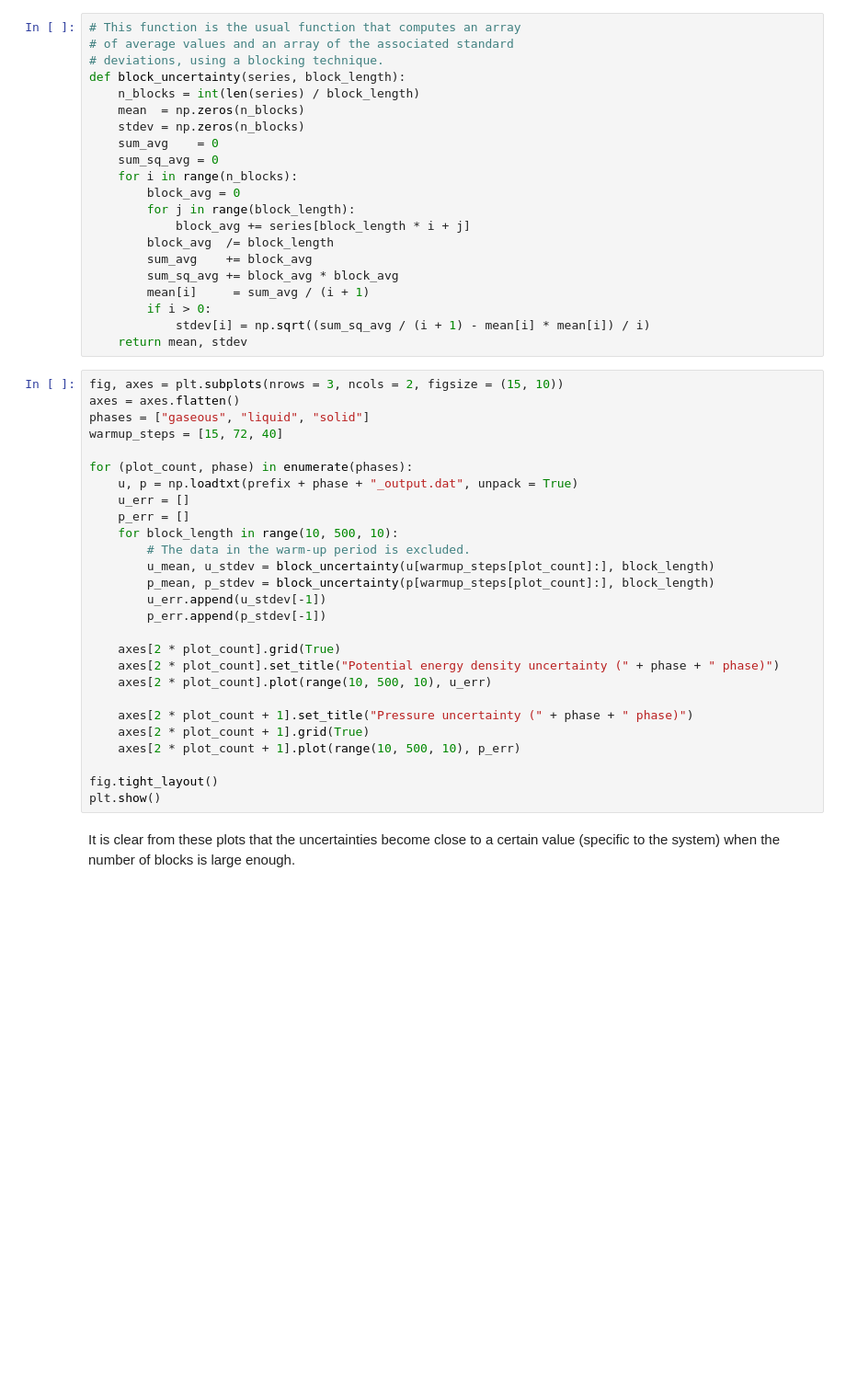
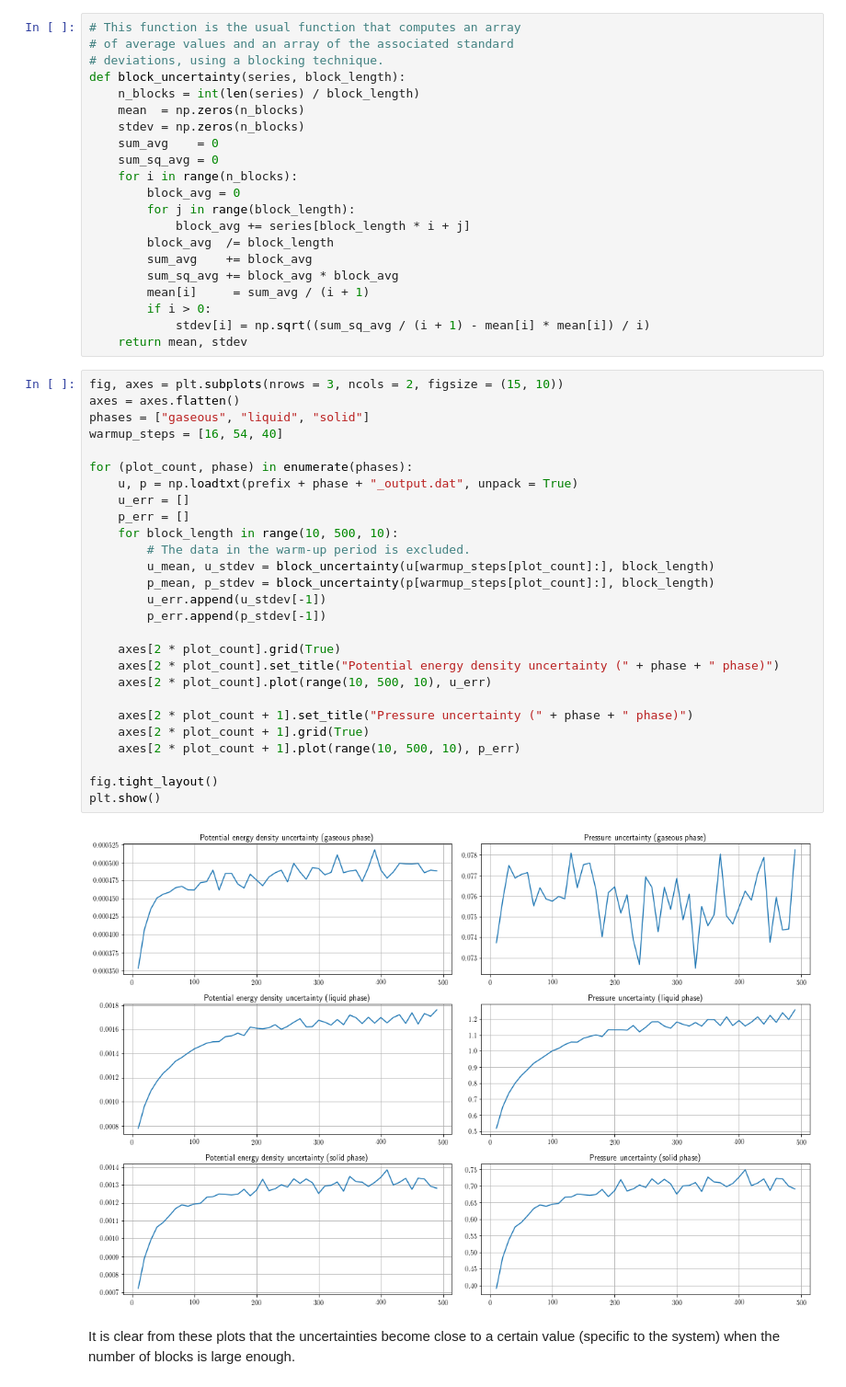
Before and after one commit to phaerrax/lab-simulazione-numerica, a Jupyter notebook: exercise07/exercise07.ipynb, the cells around one changed output. Shown at 92% size. Saved outputs shown, nothing was run; the diff lists cells and outputs as text; blank space fills up the shorter version.

```diff
--- a/exercise07/exercise07.ipynb
+++ b/exercise07/exercise07.ipynb
@@ -155,29 +155,31 @@ def block_uncertainty(series, block_length):
 # %%
 fig, axes = plt.subplots(nrows = 3, ncols = 2, figsize = (15, 10))
 axes = axes.flatten()
 phases = ["gaseous", "liquid", "solid"]
-warmup_steps = [15, 72, 40]
+warmup_steps = [16, 54, 40]
 
 for (plot_count, phase) in enumerate(phases):
     u, p = np.loadtxt(prefix + phase + "_output.dat", unpack = True)
     u_err = []
     p_err = []
     for block_length in range(10, 500, 10):
         # The data in the warm-up period is excluded.
         u_mean, u_stdev = block_uncertainty(u[warmup_steps[plot_count]:], block_length)
         p_mean, p_stdev = block_uncertainty(p[warmup_steps[plot_count]:], block_length)
         u_err.append(u_stdev[-1])
         p_err.append(p_stdev[-1])
 
     axes[2 * plot_count].grid(True)
     axes[2 * plot_count].set_title("Potential energy density uncertainty (" + phase + " phase)")
     axes[2 * plot_count].plot(range(10, 500, 10), u_err)
 
     axes[2 * plot_count + 1].set_title("Pressure uncertainty (" + phase + " phase)")
     axes[2 * plot_count + 1].grid(True)
     axes[2 * plot_count + 1].plot(range(10, 500, 10), p_err)
 
 fig.tight_layout()
 plt.show()
+# %% [output]
+[figure, added]
 # %% [markdown]
 It is clear from these plots that the uncertainties become close to a certain value (specific to the system) when the number of blocks is large enough.
```
Also changed, not shown: parts of 3 cells of this notebook, 5 other files.
